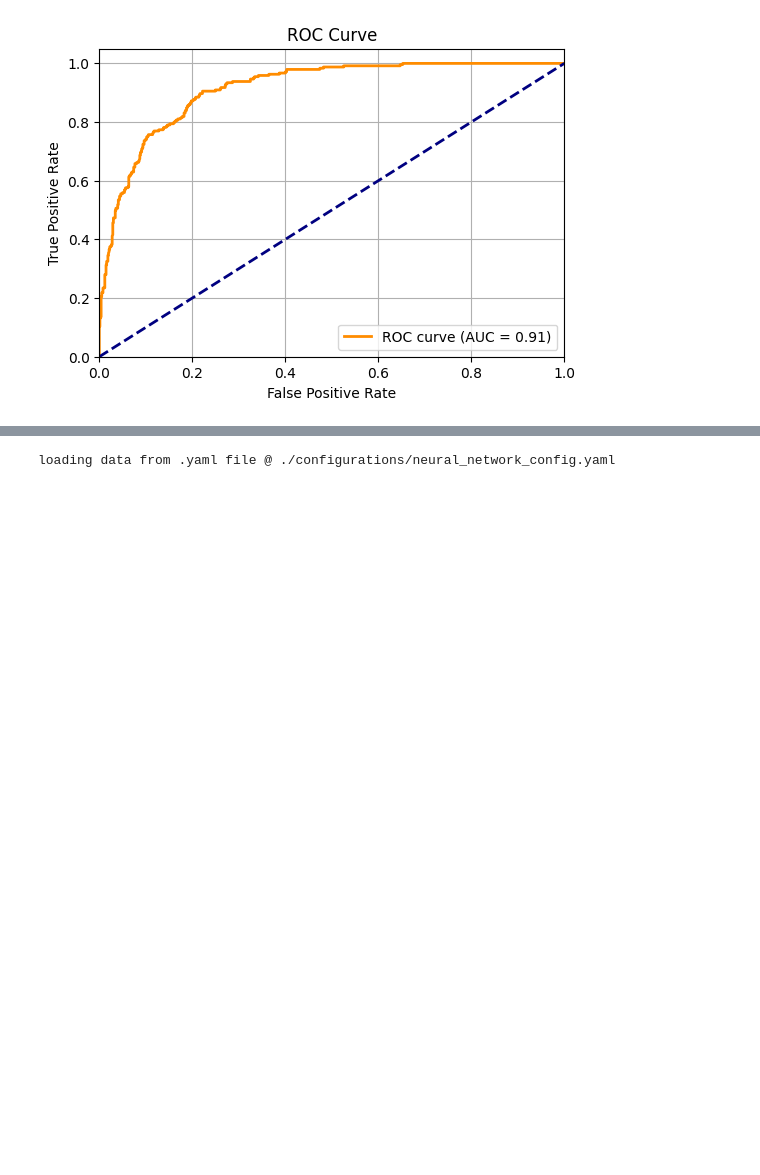
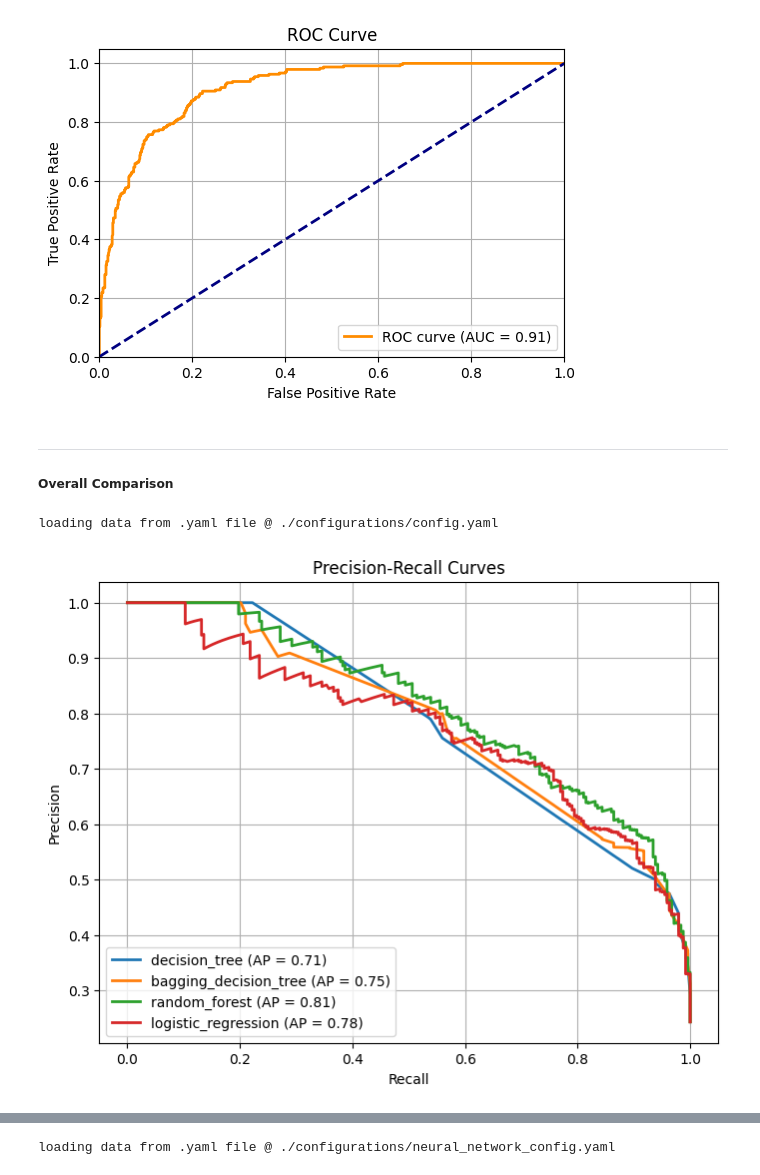
Before and after one commit to Nid989/IDAML23_PROJECT, a Jupyter notebook: data_exploration_and_models.ipynb, the cells around one changed output, grey strips where cells are left out. Saved outputs shown, nothing was run; the diff lists cells and outputs as text; code cells hidden in the pictures; blank space fills up the shorter version.

```diff
--- a/data_exploration_and_models.ipynb
+++ b/data_exploration_and_models.ipynb
@@ -821,6 +886,9 @@ ens_dt_config = load_from_yaml("./configurations/bagging_decision_tree_config.ya
 ens_dt_model = ClassificationModel(config=ens_dt_config)
 ens_dt_model.train_model()
 _ = ens_dt_model.get_accuracy_score()
+_ = ens_dt_model.get_f1_score()
+
+y_pred_prob_tracker["bagging_decision_tree"] = ens_dt_model.generate_predictions(probs=True)
 # %% [output]
 loading data from .yaml file @ ./configurations/bagging_decision_tree_config.yaml
 Accuracy Score: 0.858
@@ -857,6 +926,8 @@ rf_opt_model = ClassificationModel(rf_opt_config)
 rf_opt_model.train_model()
 _ = rf_opt_model.get_accuracy_score()
 _ = rf_opt_model.get_f1_score()
+
+y_pred_prob_tracker["random_forest"] = rf_opt_model.generate_predictions(probs=True)
 # %% [output]
 loading data from .yaml file @ ./configurations/random_forest_config.yaml
 Accuracy Score: 0.863
@@ -902,6 +973,8 @@ lr_opt_model = ClassificationModel(lr_opt_config)
 lr_opt_model.train_model()
 _ = lr_opt_model.get_accuracy_score()
 _ = lr_opt_model.get_f1_score()
+
+y_pred_prob_tracker["logistic_regression"] = lr_opt_model.generate_predictions(probs=True)
 # %% [output]
 loading data from .yaml file @ ./configurations/logistic_regression_config.yaml
 Accuracy Score: 0.857
@@ -918,3 +991,27 @@ lr_opt_model.show_pr_curve_plot()
 lr_opt_model.show_ROC_curve_plot()
 # %% [output]
 [figure]
+# %% [markdown]
+------
+##### Overall Comparison
+# %%
+test_config = load_from_yaml("./configurations/config.yaml")
+income_dataset = IncomeDataset(config=test_config)
+y_true = income_dataset.y_test
+# %% [output]
+loading data from .yaml file @ ./configurations/config.yaml
+# %%
+plt.figure(figsize=(8, 6))
+for model_name, y_pred_prob in y_pred_prob_tracker.items():
+    precision, recall, _ = precision_recall_curve(y_true, y_pred_prob)
+    average_precision = average_precision_score(y_true, y_pred_prob)
+    plt.plot(recall, precision, lw=2, label=f'{model_name} (AP = {average_precision:.2f})')
+
+plt.xlabel('Recall')
+plt.ylabel('Precision')
+plt.title('Precision-Recall Curves')
+plt.legend(loc='lower left')
+plt.grid(True)
+plt.show()
+# %% [output]
+[figure, added]
```
Also changed, not shown: parts of 38 cells of this notebook.
